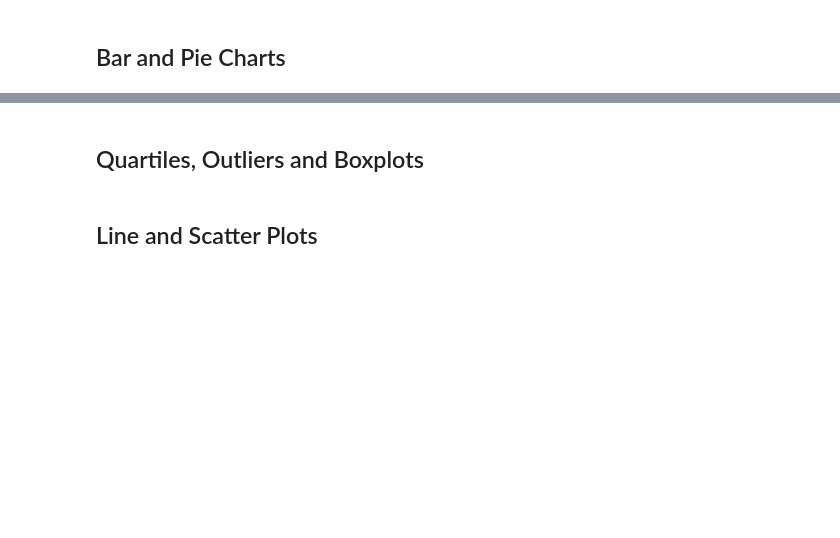
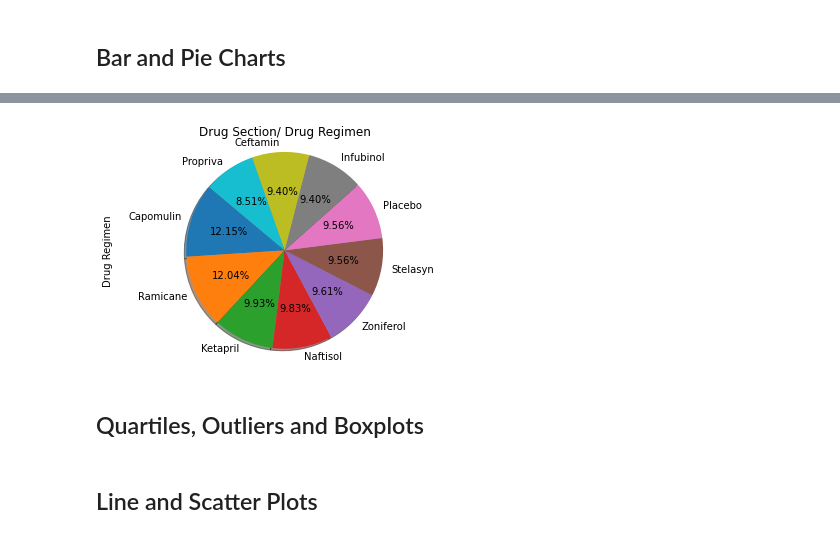
Before and after one commit to jcus/matplotlib-challenge, a Jupyter notebook: Pymaceuticals/Pymaceuticals_Matplotlib.ipynb, the cells around one changed output, grey strips where cells are left out. Cells and saved outputs as stored; diff of their text form; code cells hidden in the pictures; blank space fills up the shorter version.

```diff
--- a/Pymaceuticals/Pymaceuticals_Matplotlib.ipynb
+++ b/Pymaceuticals/Pymaceuticals_Matplotlib.ipynb
@@ -131,3 +331,15 @@ dict_keys(['b128', 'f932', 'g107', 'a457', 'c819', 'h246', 'p189', 'n923', 'q119
+# %%
+# Generate a pie plot showing the distribution of Weight versus male mice using pyplot
+cntMice = cleaned_study_data_complete["Drug Regimen"].value_counts()
+#colors = ["lightblue","pink","lightpurple","yellowgreen","lightskyblue","lightcoral",
+#      "lightgrey","white","lightorange", "yellow"]
+cntMice.plot(kind = "pie", autopct="%1.2f%%", shadow=True, startangle=140)
+#, colors=colors)
+plt.title("Drug Section/ Drug Regimen")
+plt.axis("equal")
+plt.show()
+# %% [output]
+[figure, added]
 # %% [markdown]
 ## Quartiles, Outliers and Boxplots
 # %%
```
Also changed, not shown: parts of 21 cells of this notebook, 1 other file.
